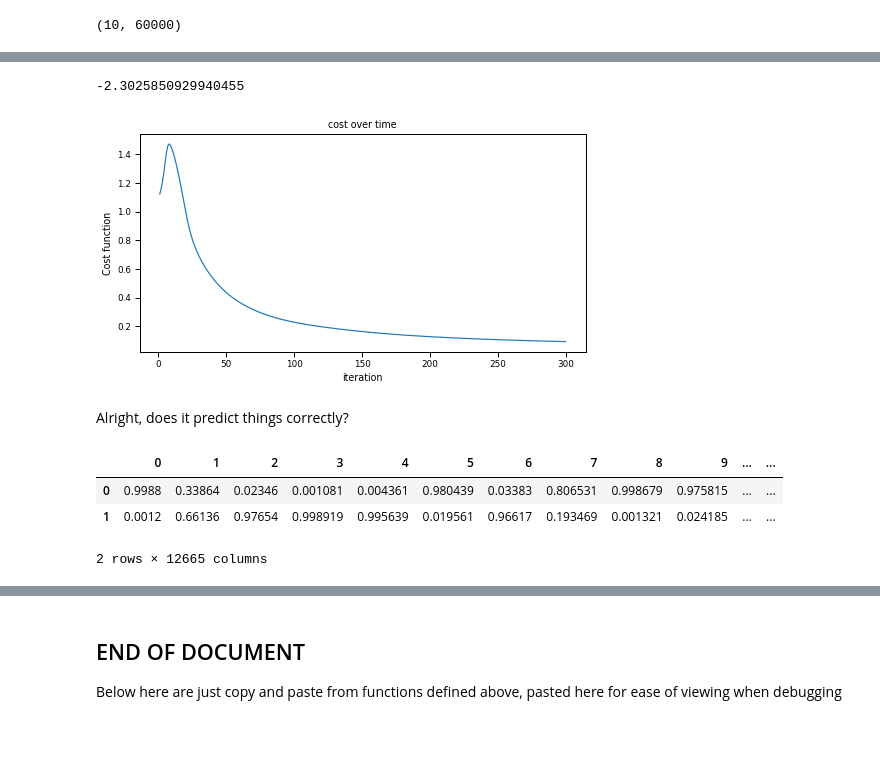
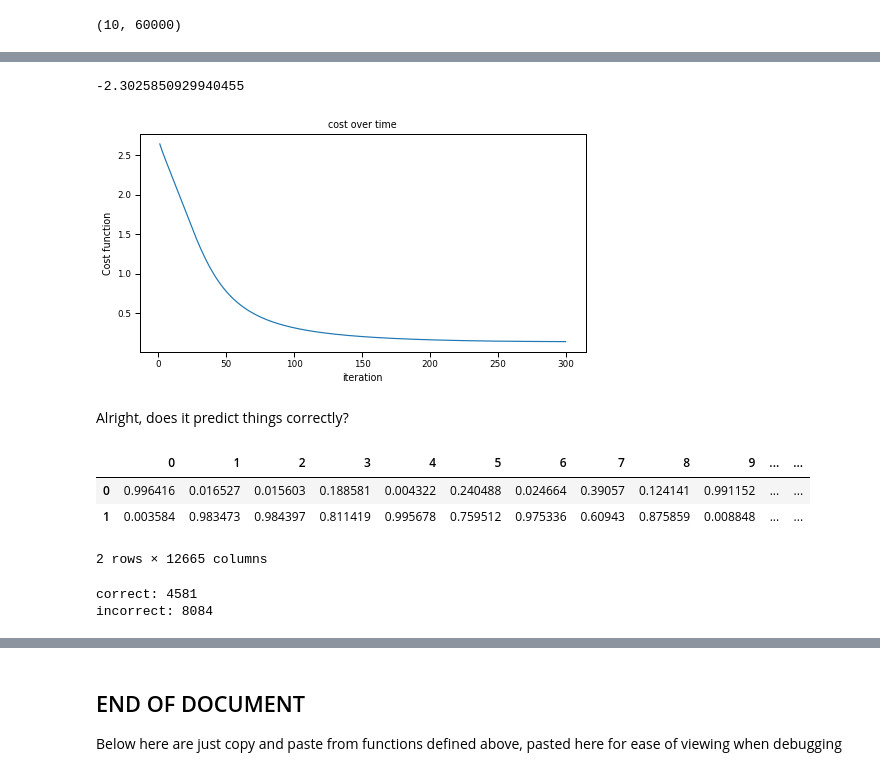
Before and after one commit to jakelourie1502/Neural_network_from_scratch, a Jupyter notebook: mnist_neural_net_from_scratch.ipynb, the cells around one changed output, grey strips where cells are left out. Saved outputs shown, nothing was run; the diff lists cells and outputs as text; code cells hidden in the pictures; blank space fills up the shorter version.

Commit message:
Softmax runs as a function now. good scores on three and five, not on ten

```diff
--- a/mnist_neural_net_from_scratch.ipynb
+++ b/mnist_neural_net_from_scratch.ipynb
@@ -398,15 +398,17 @@ dtype: int64
 We should also test the log versus non-logged form of the cost function, as the literature really supports the idea we should be using the logged form
 # %%
 #for y, we need to do some form of hot encoding.
+from sklearn.preprocessing import OneHotEncoder
 
-#let's try a 2-classed set
-from sklearn.preprocessing import OneHotEncoder
-one_hot = OneHotEncoder(sparse = False)
-one_hot_y_train= one_hot.fit_transform(y_train_binary.reshape(-1,1)).T ###currently doing it on two classes
-one_hot_y_test = one_hot.fit_transform(y_train_binary.reshape(-1,1)).T
+def create_one_hot_train_and_test(y_train, y_test):
+    one_hot = OneHotEncoder(sparse = False)
+    one_hot_y_train= one_hot.fit_transform(y_train.reshape(-1,1)).T ###currently doing it on two classes
+    one_hot_y_test = one_hot.fit_transform(y_test.reshape(-1,1)).T
+    return one_hot_y_train, one_hot_y_test
+one_hot_y_train, one_hot_y_test = create_one_hot_train_and_test(y_train_binary, y_test_binary )
 # %%
 # let's see if we can initialise the weights
-dict_of_weights_softmax = init_weights(x_train_flat, 50, 50, 2)
+dict_of_weights_softmax = init_weights(x_train_binary, 50, 50, 2)
 # %% [output]
 Weights matrices
 W1 (50, 784)
@@ -542,32 +523,52 @@ cost: 0.13105955545031334
-# %%
-np.log(0./10) #this is what we'd get as a cost if we stuck everything at 0.1 on A3.
-# %% [output]
--2.3025850929940455
+# %%
+#running the function
+cost_softmax_binary, dict_of_FP_values_softmax_binary, dict_of_weights_softmax_bianry = soft_max_iteration(learning_rate, iterations, x_train_binary, one_hot_y_train)
+# %% [output]
+-2.3025850929940455
 # %%
-sns.set_context('paper')
-fig = plt.figure(figsize=(8,4))
-ax = sns.lineplot(np.linspace(1,iterations_SM,iterations_SM),cost_softmax)
-ax.set_title('cost over time')
-ax.set_ylabel('Cost function')
-ax.set_xlabel('iteration')
-plt.show()
+def plot_cost_over_time(cost_list, iterations):
+    sns.set_context('paper')
+    fig = plt.figure(figsize=(8,4))
+    ax = sns.lineplot(np.linspace(1,iterations,iterations),cost_list)
+    ax.set_title('cost over time')
+    ax.set_ylabel('Cost function')
+    ax.set_xlabel('iteration')
+    plt.show()
+
+plot_cost_over_time(cost_softmax_binary, iterations_SM)
 # %% [output]
-[figure, old version]
+[figure, new version]
 # %% [markdown]
 Alright, does it predict things correctly?
 # %%
-pd.DataFrame(dict_of_FP_values_softmax['A3'])
+pd.DataFrame(dict_of_FP_values_softmax_binary['A3'])
 # %% [output]
 |  | 0 | 1 | 2 | 3 | 4 | 5 | 6 | 7 | 8 | 9 | ... | ... |
-| 0 | 0.9988 | 0.33864 | 0.02346 | 0.001081 | 0.004361 | 0.980439 | 0.03383 | 0.806531 | 0.998679 | 0.975815 | ... | ... |
-| 1 | 0.0012 | 0.66136 | 0.97654 | 0.998919 | 0.995639 | 0.019561 | 0.96617 | 0.193469 | 0.001321 | 0.024185 | ... | ... |
+| 0 | 0.996416 | 0.016527 | 0.015603 | 0.188581 | 0.004322 | 0.240488 | 0.024664 | 0.39057 | 0.124141 | 0.991152 | ... | ... |
+| 1 | 0.003584 | 0.983473 | 0.984397 | 0.811419 | 0.995678 | 0.759512 | 0.975336 | 0.60943 | 0.875859 | 0.008848 | ... | ... |
 2 rows × 12665 columns
 # %%
-predictions_softmax = dict_of_FP_values_softmax['A3'].T
-list_of_predictions = []
-for row in predictions_softmax:
-    max = np.amax(row)
-    for idx,col in enumerate(row):
-        if col == max:
-            list_of_predictions.append(idx)
-            break
+def softmax_predictions(dict_of_FP_values_softmax, y_train_pre_hot):
+    predictions_softmax = dict_of_FP_values_softmax['A3'].T
+    list_of_predictions = []
+    for row in predictions_softmax:
+        max = np.amax(row)
+        for idx,col in enumerate(row):
+            if col == max:
+                list_of_predictions.append(idx)
+                break
+
+    #ok so we need now to compare the list of predcitions to the y values.list_of_prediction
+    correct = 0
+    incorrect = 0
+    for prediction, true in zip(list_of_predictions,y_train_pre_hot[0]):
+        if prediction == true:
+            correct +=1
+        else:
+            incorrect +=1
+
+    print(f'correct: {correct}\nincorrect: {incorrect}')
+softmax_predictions(dict_of_FP_values_softmax_binary, y_train_binary)
+# %% [output]
+correct: 4581
+incorrect: 8084
```
Also changed, not shown: parts of 12 cells of this notebook.
